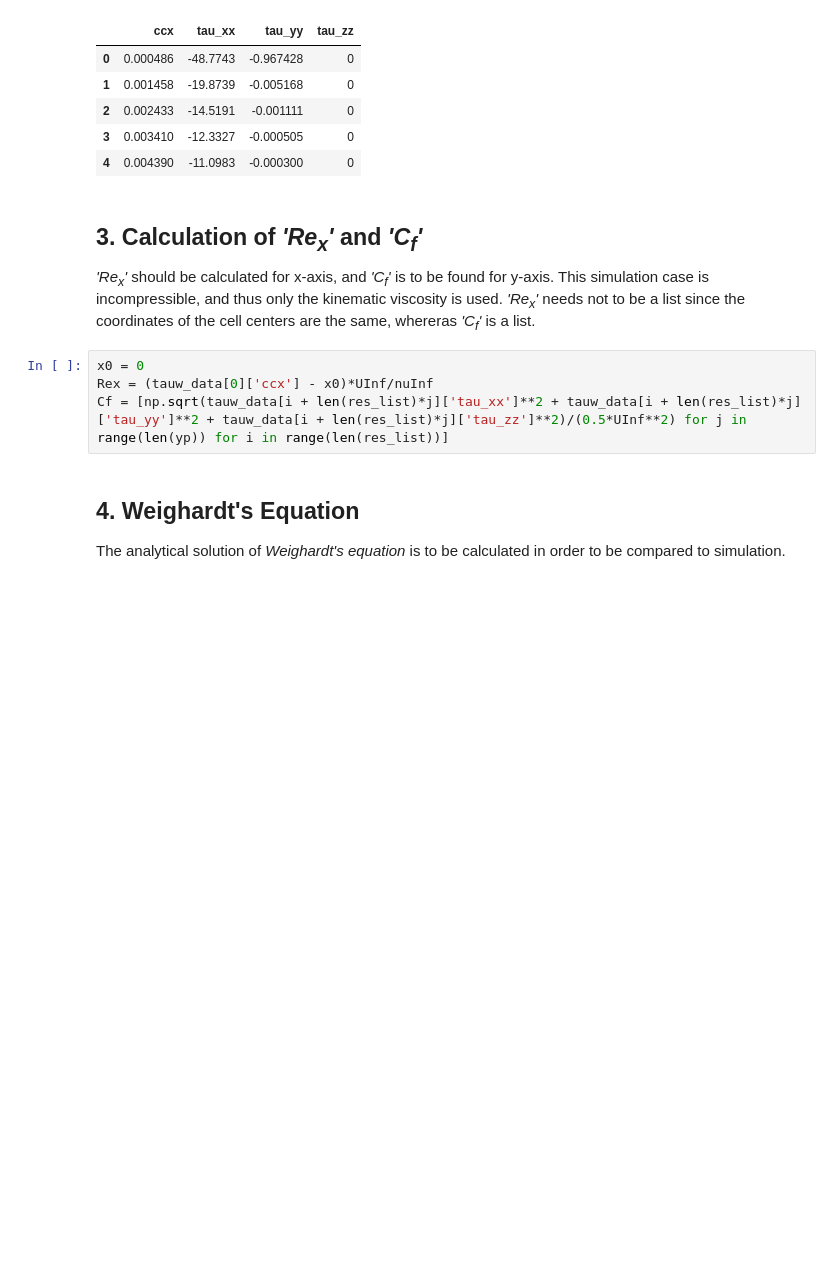
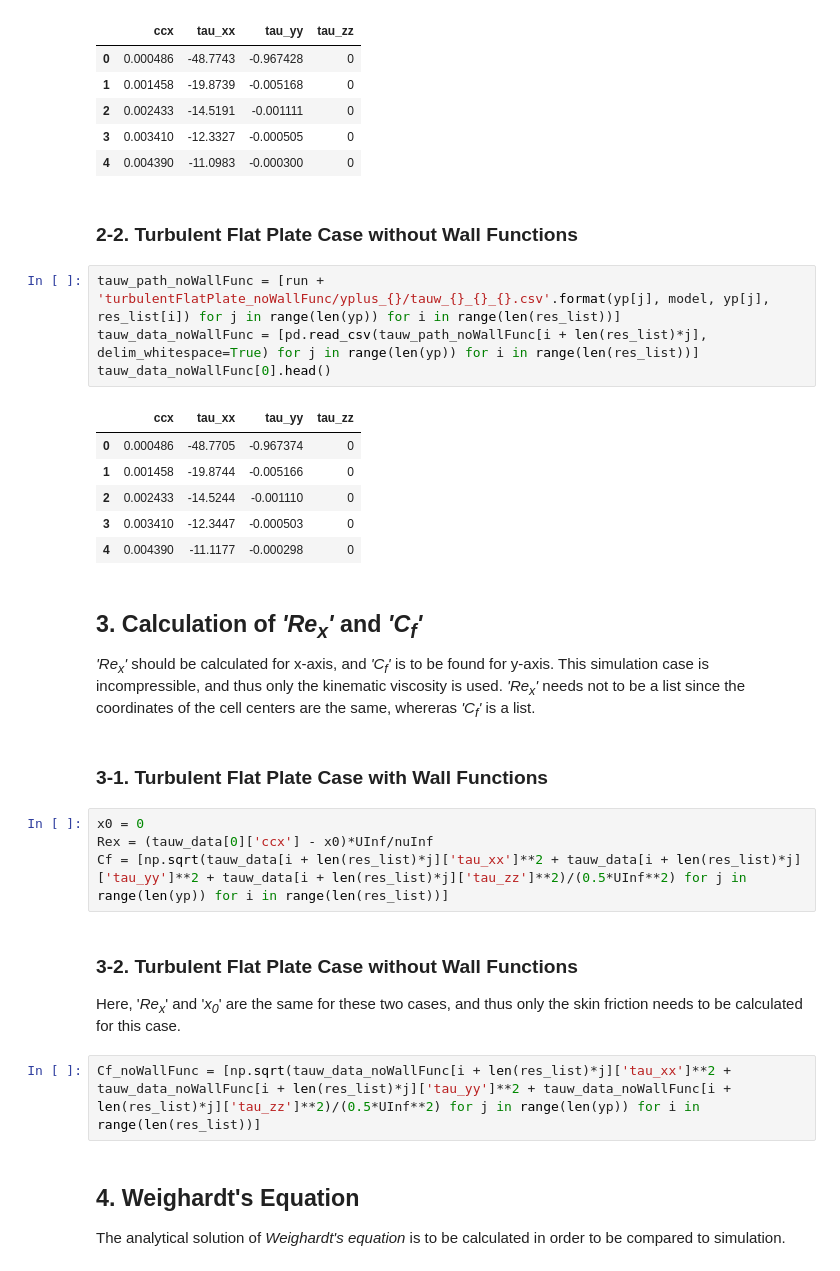
Before and after one commit to AndreWeiner/wall_modeling, a Jupyter notebook: notebooks/PlotCf.ipynb, the cells around one changed output. Cells and saved outputs as stored; diff of their text form; blank space fills up the shorter version.

```diff
--- a/notebooks/PlotCf.ipynb
+++ b/notebooks/PlotCf.ipynb
@@ -41,14 +43,35 @@ tauw_data[0].head()
 | 2 | 0.002433 | -14.5191 | -0.001111 | 0 |
 | 3 | 0.003410 | -12.3327 | -0.000505 | 0 |
 | 4 | 0.004390 | -11.0983 | -0.000300 | 0 |
+# %% [markdown]
+### 2-2. Turbulent Flat Plate Case without Wall Functions
+# %%
+tauw_path_noWallFunc = [run + 'turbulentFlatPlate_noWallFunc/yplus_{}/tauw_{}_{}_{}.csv'.format(yp[j], model, yp[j], res_list[i]) for j in range(len(yp)) for i in range(len(res_list))]
+tauw_data_noWallFunc = [pd.read_csv(tauw_path_noWallFunc[i + len(res_list)*j], delim_whitespace=True) for j in range(len(yp)) for i in range(len(res_list))]
+tauw_data_noWallFunc[0].head()
+# %% [output]
+|  | ccx | tau_xx | tau_yy | tau_zz |
+| 0 | 0.000486 | -48.7705 | -0.967374 | 0 |
+| 1 | 0.001458 | -19.8744 | -0.005166 | 0 |
+| 2 | 0.002433 | -14.5244 | -0.001110 | 0 |
+| 3 | 0.003410 | -12.3447 | -0.000503 | 0 |
+| 4 | 0.004390 | -11.1177 | -0.000298 | 0 |
 # %% [markdown]
 ## **3. Calculation of *'Re<sub>x</sub>'* and *'C<sub>f</sub>'***
 
 *'Re<sub>x</sub>'* should be calculated for x-axis, and *'C<sub>f</sub>'* is to be found for y-axis. This simulation case is incompressible, and thus only the kinematic viscosity is used. *'Re<sub>x</sub>'* needs not to be a list since the coordinates of the cell centers are the same, whereras *'C<sub>f</sub>'* is a list.
+# %% [markdown]
+### 3-1. Turbulent Flat Plate Case with Wall Functions
 # %%
 x0 = 0
 Rex = (tauw_data[0]['ccx'] - x0)*UInf/nuInf
 Cf = [np.sqrt(tauw_data[i + len(res_list)*j]['tau_xx']**2 + tauw_data[i + len(res_list)*j]['tau_yy']**2 + tauw_data[i + len(res_list)*j]['tau_zz']**2)/(0.5*UInf**2) for j in range(len(yp)) for i in range(len(res_list))]
+# %% [markdown]
+### 3-2. Turbulent Flat Plate Case without Wall Functions
+
+Here, '*Re<sub>x</sub>*' and '*x<sub>0</sub>*' are the same for these two cases, and thus only the skin friction needs to be calculated for this case.
+# %%
+Cf_noWallFunc = [np.sqrt(tauw_data_noWallFunc[i + len(res_list)*j]['tau_xx']**2 + tauw_data_noWallFunc[i + len(res_list)*j]['tau_yy']**2 + tauw_data_noWallFunc[i + len(res_list)*j]['tau_zz']**2)/(0.5*UInf**2) for j in range(len(yp)) for i in range(len(res_list))]
 # %% [markdown]
 ## **4. Weighardt's Equation**
 
```
Also changed, not shown: parts of 6 cells of this notebook, 1 other file.
